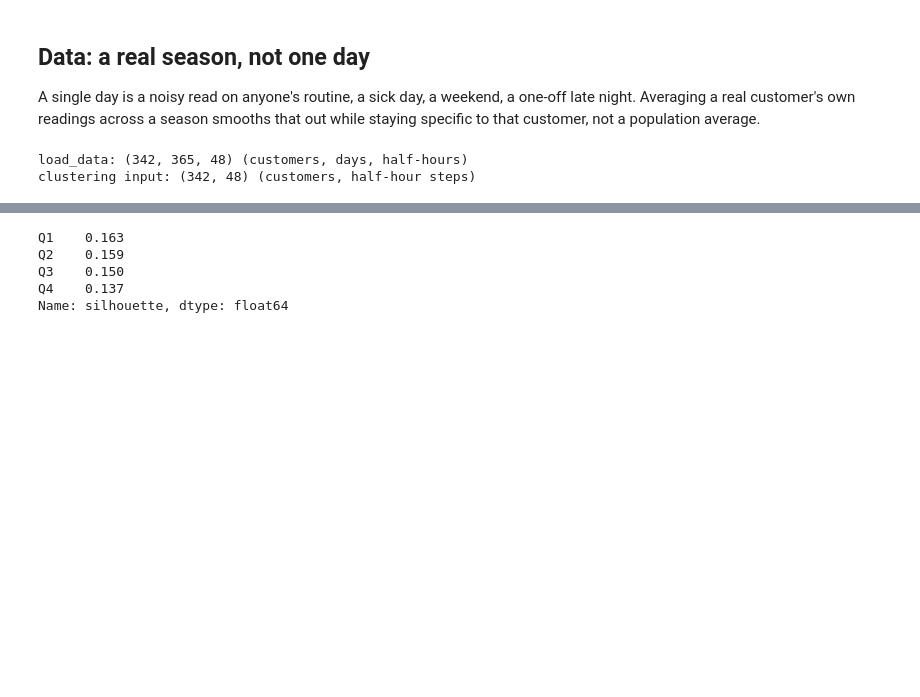
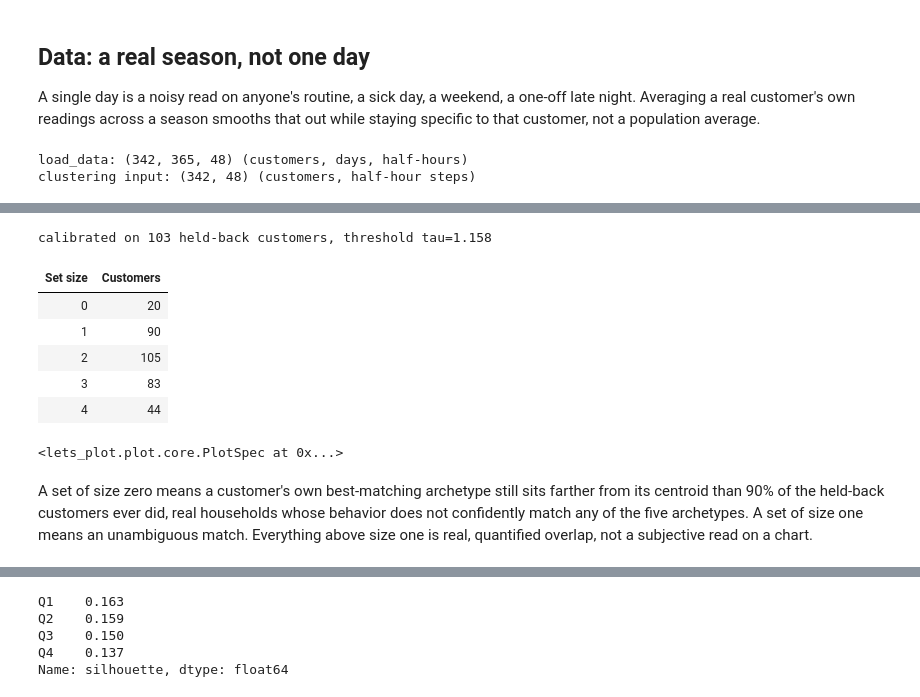
Before and after one commit to sambaiga/ml-energy-disaggregation, a Jupyter notebook: book/04-grid-edge/04-customer-feeder-clustering-code.ipynb, the cells around one changed output, grey strips where cells are left out. Drawn from its saved outputs; the diff is of its cells as text; code cells hidden in the pictures; blank space fills up the shorter version.

```diff
--- a/book/04-grid-edge/04-customer-feeder-clustering-code.ipynb
+++ b/book/04-grid-edge/04-customer-feeder-clustering-code.ipynb
@@ -249,0 +187,58 @@ None of the ten reference papers in this chapter directly addresses this questio
+# %%
+from itertools import combinations
+
+from sklearn.model_selection import train_test_split
+
+train_idx, calibration_idx = train_test_split(np.arange(n_customers), test_size=0.3, random_state=0)
+
+conformal_km = KMeans(n_clusters=N_CLUSTERS, n_init=20, random_state=0)
+conformal_km.fit(X[train_idx])
+centroids = conformal_km.cluster_centers_
+
+
+def distance_to_centroids(profiles: np.ndarray) -> np.ndarray:
+    return np.linalg.norm(profiles[:, None, :] - centroids[None, :, :], axis=2)
+
+
+ALPHA = 0.1
+calibration_scores = distance_to_centroids(X[calibration_idx]).min(axis=1)
+n_calibration = len(calibration_idx)
+quantile_level = min(np.ceil((n_calibration + 1) * (1 - ALPHA)) / n_calibration, 1.0)
+tau = np.quantile(calibration_scores, quantile_level)
+print(f"calibrated on {n_calibration} held-back customers, threshold tau={tau:.3f}")
+# %% [output]
+calibrated on 103 held-back customers, threshold tau=1.158
+# %%
+all_distances = distance_to_centroids(X)
+prediction_sets = [np.where(row <= tau)[0] for row in all_distances]
+set_sizes = pd.Series([len(s) for s in prediction_sets])
+
+size_counts = set_sizes.value_counts().sort_index().reset_index()
+size_counts.columns = ["Set size", "Customers"]
+themed_gt(GT(size_counts))
+# %% [output]
+| Set size | Customers |
+| 0 | 20 |
+| 1 | 90 |
+| 2 | 105 |
+| 3 | 83 |
+| 4 | 44 |
+# %%
+from lets_plot import geom_bar
+
+p = (
+    ggplot(size_counts, aes(x="Set size", y="Customers"))
+    + geom_bar(stat="identity", fill=BRAND_PALETTE[0])
+    + labs(
+        x="Archetypes in the 90%-confidence set",
+        y="Customers",
+        title="How many archetypes fit each customer, at 90% confidence",
+    )
+    + modern_theme(legend_pos="none")
+    + ggsize(600, 400)
+)
+p
+# %% [output]
+<lets_plot.plot.core.PlotSpec at 0x...>
+# %% [markdown]
+A set of size zero means a customer's own best-matching archetype still sits farther from its centroid than 90% of the held-back customers ever did, real households whose behavior does not confidently match any of the five archetypes. A set of size one means an unambiguous match. Everything above size one is real, quantified overlap, not a subjective read on a chart.
```
Also changed, not shown: parts of 61 cells of this notebook.
